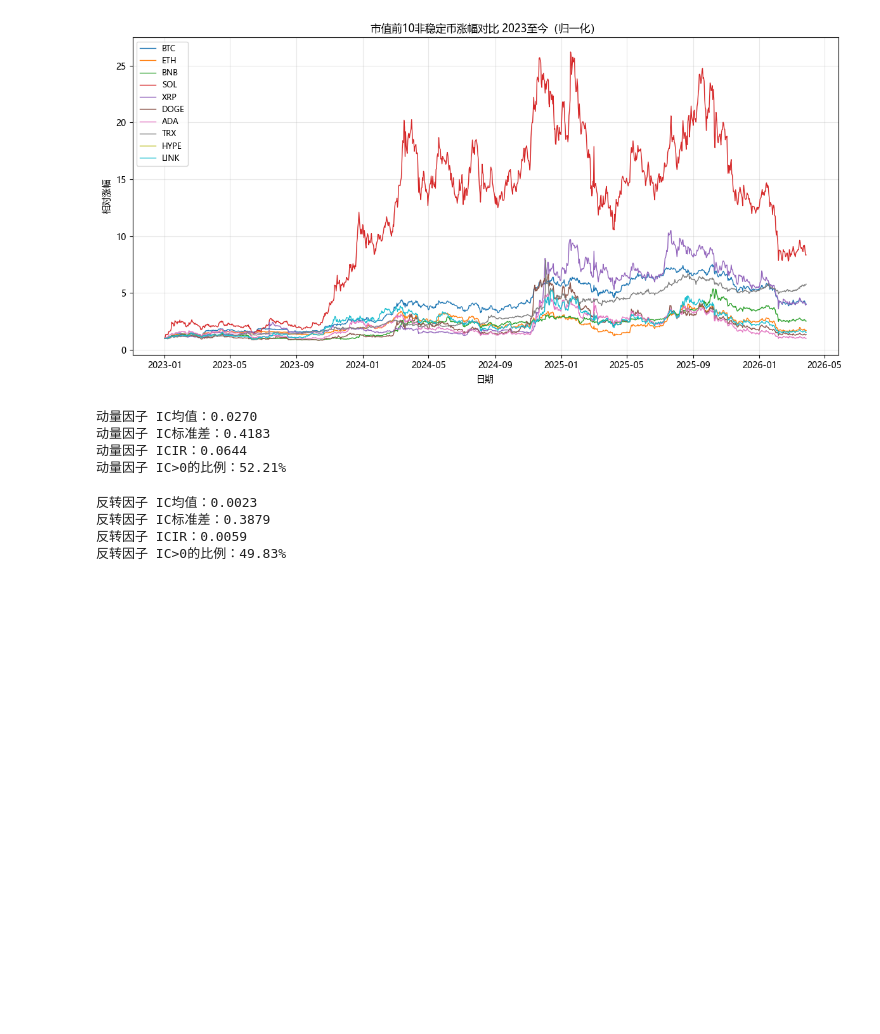
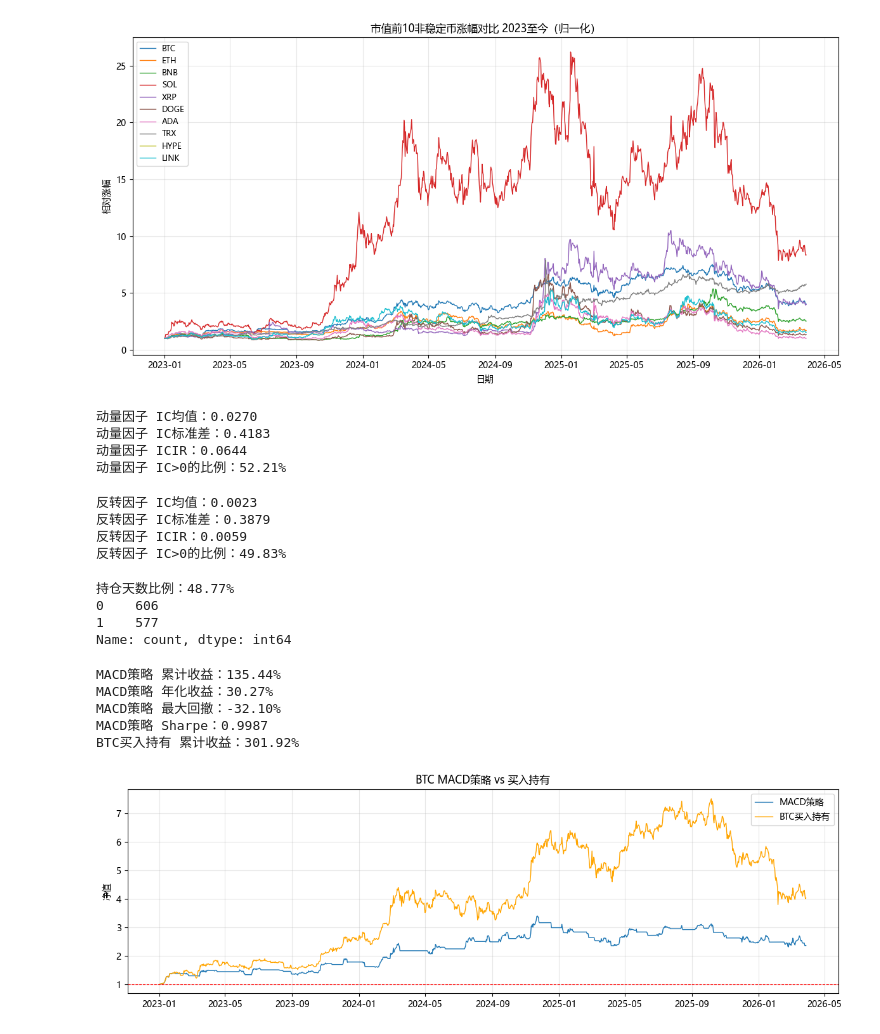
Before and after one commit to gh59/quant-learning, a Jupyter notebook: 04_crypto/01_crypto_data.ipynb, the cells around one changed output. Saved outputs shown, nothing was run; the diff lists cells and outputs as text; code cells hidden in the pictures; blank space fills up the shorter version.

```diff
--- a/04_crypto/01_crypto_data.ipynb
+++ b/04_crypto/01_crypto_data.ipynb
@@ -225,3 +225,71 @@ print(f"反转因子 IC>0的比例：{(ic_reversal>0).mean():.2%}")
 反转因子 IC标准差：0.3879
 反转因子 ICIR：0.0059
 反转因子 IC>0的比例：49.83%
+# %%
+# 计算MACD
+close = close_crypto_df["BTC"].dropna()
+
+# EMA12 和 EMA26
+ema12 = close.ewm(span=12, adjust=False).mean()
+ema26 = close.ewm(span=26, adjust=False).mean()
+
+# MACD线 和 信号线
+macd = ema12 - ema26
+signal = macd.ewm(span=9, adjust=False).mean()
+
+# 金叉死叉信号
+cross = pd.Series(0, index=close.index)
+cross[macd > signal] = 1   # 金叉：持仓
+cross[macd < signal] = 0   # 死叉：空仓
+
+print(f"持仓天数比例：{cross.mean():.2%}")
+print(cross.value_counts())
+# %% [output]
+持仓天数比例：48.77%
+0    606
+1    577
+Name: count, dtype: int64
+# %%
+# MACD择时回测
+returns = close.pct_change().dropna()
+signal_shifted = cross.shift(1).dropna()  # 用昨天的信号决定今天是否持仓
+
+# 对齐
+common = returns.index.intersection(signal_shifted.index)
+strategy_returns = returns[common] * signal_shifted[common]
+
+# 计算净值
+portfolio = (1 + strategy_returns).cumprod()
+buy_hold = (1 + returns[common]).cumprod()
+
+# 指标
+total_return = portfolio.iloc[-1] - 1
+annual_return = (1 + total_return) ** (365/len(portfolio)) - 1
+max_drawdown = ((portfolio - portfolio.cummax()) / portfolio.cummax()).min()
+sharpe = strategy_returns.mean() / strategy_returns.std() * np.sqrt(365)
+bh_return = buy_hold.iloc[-1] - 1
+
+print(f"MACD策略 累计收益：{total_return:.2%}")
+print(f"MACD策略 年化收益：{annual_return:.2%}")
+print(f"MACD策略 最大回撤：{max_drawdown:.2%}")
+print(f"MACD策略 Sharpe：{sharpe:.4f}")
+print(f"BTC买入持有 累计收益：{bh_return:.2%}")
+
+# 画图
+plt.figure(figsize=(12, 4))
+plt.plot(portfolio.index, portfolio, linewidth=1, label="MACD策略")
+plt.plot(buy_hold.index, buy_hold, linewidth=1, label="BTC买入持有", color="orange")
+plt.axhline(y=1, color="red", linewidth=0.8, linestyle="--")
+plt.title("BTC MACD策略 vs 买入持有")
+plt.ylabel("净值")
+plt.legend()
+plt.grid(True, alpha=0.3)
+plt.tight_layout()
+plt.show()
+# %% [output]
+MACD策略 累计收益：135.44%
+MACD策略 年化收益：30.27%
+MACD策略 最大回撤：-32.10%
+MACD策略 Sharpe：0.9987
+BTC买入持有 累计收益：301.92%
+[figure, added]
```
